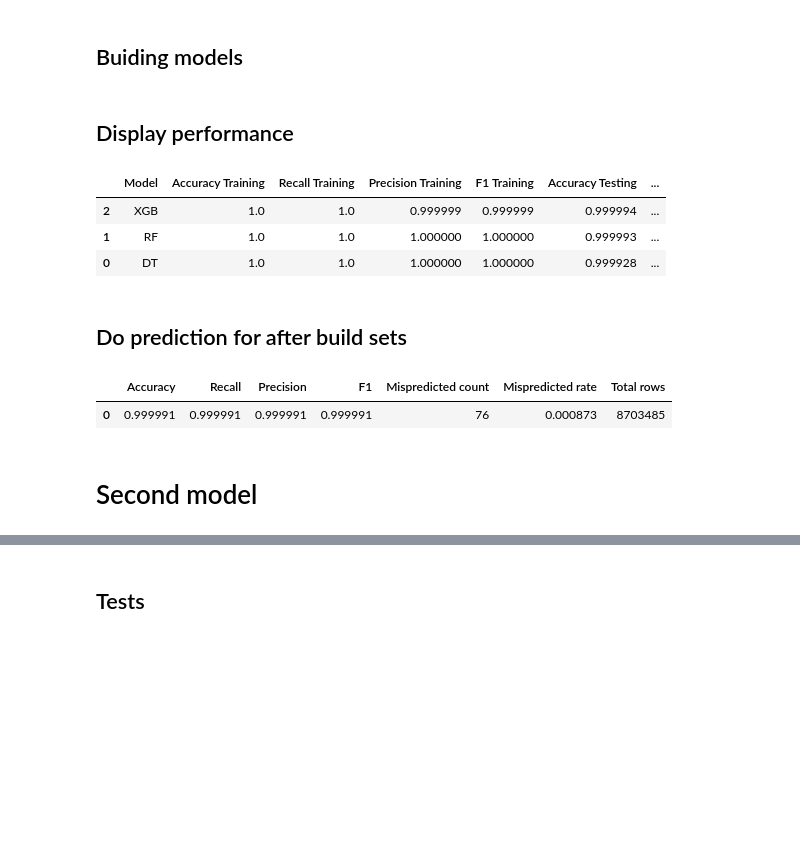
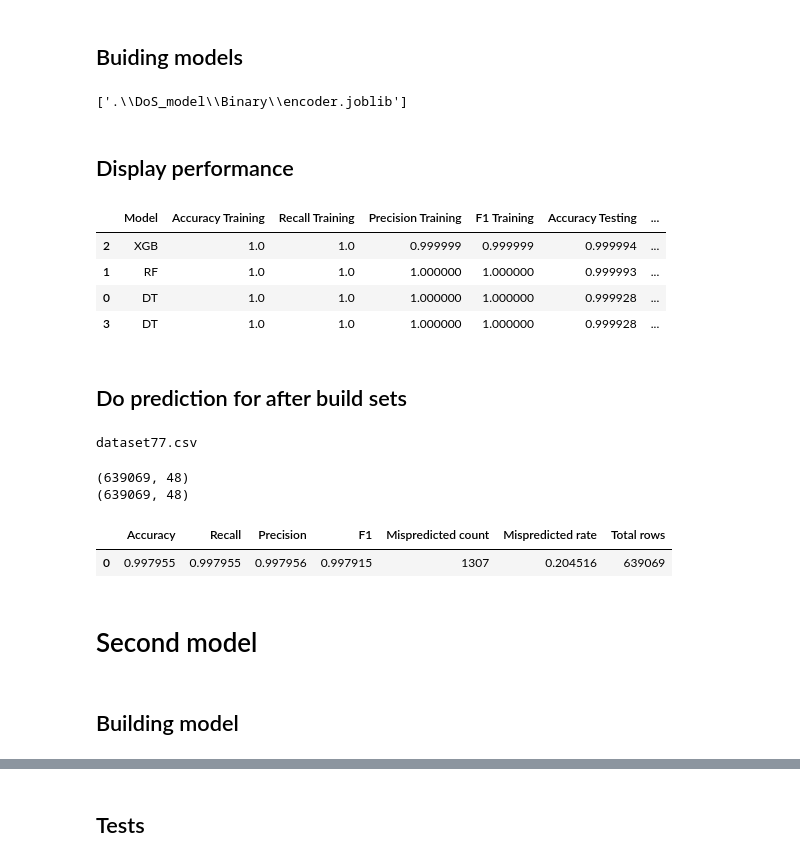
Before and after one commit to mcrayssac/CIC_IoT_Cyber_Attacks, a Jupyter notebook: DoS_model.ipynb, the cells around one changed output, grey strips where cells are left out. Cells and saved outputs as stored; diff of their text form; code cells hidden in the pictures; blank space fills up the shorter version.

Commit message:
Added second model DoS for prediction

```diff
--- a/DoS_model.ipynb
+++ b/DoS_model.ipynb
@@ -108,7 +106,6 @@ plot_bar_chart(categorie_counts, 'Occurence de categories combinees dans toutes
 ## Define variables
 # %%
 # Path to DoS repository
-model_path = '.\\DoS_model\\'
 performance_path = 'performance.csv'
 
 # Get path data
@@ -128,10 +125,6 @@ print(len(X_columns[:-1]))
 X_columns = X_columns[:-1]
 y_column = 'label'
 z_column = 'Binary'
-
-# Define encoder and scaler
-encoder = LabelEncoder()
-scaler = StandardScaler()
 # %% [output]
 95
 46
@@ -154,5 +147,17 @@ simpleModelsDef = [
 ]
 # %%
+model_path = '.\\DoS_model\\Binary\\'
+
+try:
+    # Load the scaler from a file
+    scaler = joblib.load(model_path+'scaler.joblib')
+
+    # Load the encoder from a file
+    encoder = joblib.load(model_path+'encoder.joblib')
+except:
+    scaler = MinMaxScaler()
+    encoder = LabelEncoder()
+
 try:
     # Load performance dataframe
     performance = read_csv_file(performance_path, model_path)
@@ -163,10 +168,18 @@ except:
 # Buidling models
 for model in tqdm(simpleModelsDef):
     # Build model
-    performance, scaler, encoder = build_model(model['Model'], model['Name'], train_sets, test_sets, file_path, performance, model_path, X_columns=X_columns , y_column=y_column, z_column=z_column, encoder=encoder, scaler=scaler, confusionMatrix=False)
+    performance, scaler, encoder = build_model(model['Model'], model['Name'], train_sets, test_sets, file_path, performance, model_path, X_columns=X_columns , y_column=z_column, encoder=encoder, scaler=scaler, confusionMatrix=False)
 
     # Save performance
     performance.to_csv(model_path + performance_path, index=False)
+
+# Save the scaler to a file
+joblib.dump(scaler, model_path+'scaler.joblib')
+
+# Save the encoder to a file
+joblib.dump(encoder, model_path+'encoder.joblib')
+# %% [output]
+['.\\DoS_model\\Binary\\encoder.joblib']
 # %% [markdown]
 ## Display performance
 # %%
@@ -185,27 +198,48 @@ read_csv_file(performance_path, model_path).sort_values(by=['Total rows', 'Accur
 | 2 | XGB | 1.0 | 1.0 | 0.999999 | 0.999999 | 0.999994 | ... |
 | 1 | RF | 1.0 | 1.0 | 1.000000 | 1.000000 | 0.999993 | ... |
 | 0 | DT | 1.0 | 1.0 | 1.000000 | 1.000000 | 0.999928 | ... |
+| 3 | DT | 1.0 | 1.0 | 1.000000 | 1.000000 | 0.999928 | ... |
 # %% [markdown]
 ## Do prediction for after build sets
+# %%
+print(after_build_sets[0])
+# %% [output]
+dataset77.csv
 # %%
 # Define model
-model = joblib.load(model_path + 'model_XGB.joblib')
+model_path = '.\\DoS_model\\Binary\\'
+model = joblib.load(model_path + 'model_DT.joblib')
+
+try:
+    scaler = joblib.load(model_path+'scaler.joblib')
+    encoder = joblib.load(model_path+'encoder.joblib')
+except:
+    raise Exception("Please, build models first")
 
 # Get prediction
-scaler, encoder, X_test, y_test_encoded, y_pred, z_test = get_prediction_by_model(model, after_build_sets, file_path, X_columns, y_column=z_column, z_column=y_column, scaler=scaler)
+scaler, encoder, X_test, y_test_encoded, y_pred, z_test = get_prediction_by_model(model, [after_build_sets[0]], file_path, X_columns, y_column=z_column, z_column=y_column, scaler=scaler, encoder=encoder)
 
 # Build new dataframe and save it
 new_after_build_set_scaled = pd.DataFrame(X_test, columns=X_columns)
 new_after_build_set_scaled[z_column] = encoder.inverse_transform(y_test_encoded)
 new_after_build_set_scaled['Prediction'] = encoder.inverse_transform(y_pred)
 new_after_build_set_scaled[y_column] = z_test
-new_after_build_set_scaled.to_csv(model_path + 'after_build_set_scaled.csv', index=False)
 count = len(new_after_build_set_scaled[new_after_build_set_scaled[z_column] != new_after_build_set_scaled['Prediction']])
 
+new_after_build_set_scaled.to_csv('.\\DoS_model\\after_build_set_scaled.csv', index=False)
+
 # Get performance
-pd.DataFrame([[accuracy_score(y_test_encoded, y_pred), recall_score(y_test_encoded, y_pred, average='weighted'), precision_score(y_test_encoded, y_pred, average='weighted'), f1_score(y_test_encoded, y_pred, average='weighted'), count, count / len(new_after_build_set_scaled) * 100,len(new_after_build_set_scaled)]], columns=['Accuracy', 'Recall', 'Precision', 'F1', 'Mispredicted count', 'Mispredicted rate', 'Total rows']).head()
+res = pd.DataFrame([[accuracy_score(y_test_encoded, y_pred), recall_score(y_test_encoded, y_pred, average='weighted'), precision_score(y_test_encoded, y_pred, average='weighted'), f1_score(y_test_encoded, y_pred, average='weighted'), count, count / len(new_after_build_set_scaled) * 100,len(new_after_build_set_scaled)]], columns=['Accuracy', 'Recall', 'Precision', 'F1', 'Mispredicted count', 'Mispredicted rate', 'Total rows'])
+
+del new_after_build_set_scaled
+
+res.head()
 # %% [output]
+(639069, 48)
+(639069, 48)
 |  | Accuracy | Recall | Precision | F1 | Mispredicted count | Mispredicted rate | Total rows |
-| 0 | 0.999991 | 0.999991 | 0.999991 | 0.999991 | 76 | 0.000873 | 8703485 |
+| 0 | 0.997955 | 0.997955 | 0.997956 | 0.997915 | 1307 | 0.204516 | 639069 |
 # %% [markdown]
 # Second model
+# %% [markdown]
+## Building model
```
Also changed, not shown: parts of 15 cells of this notebook, 1 other file.
